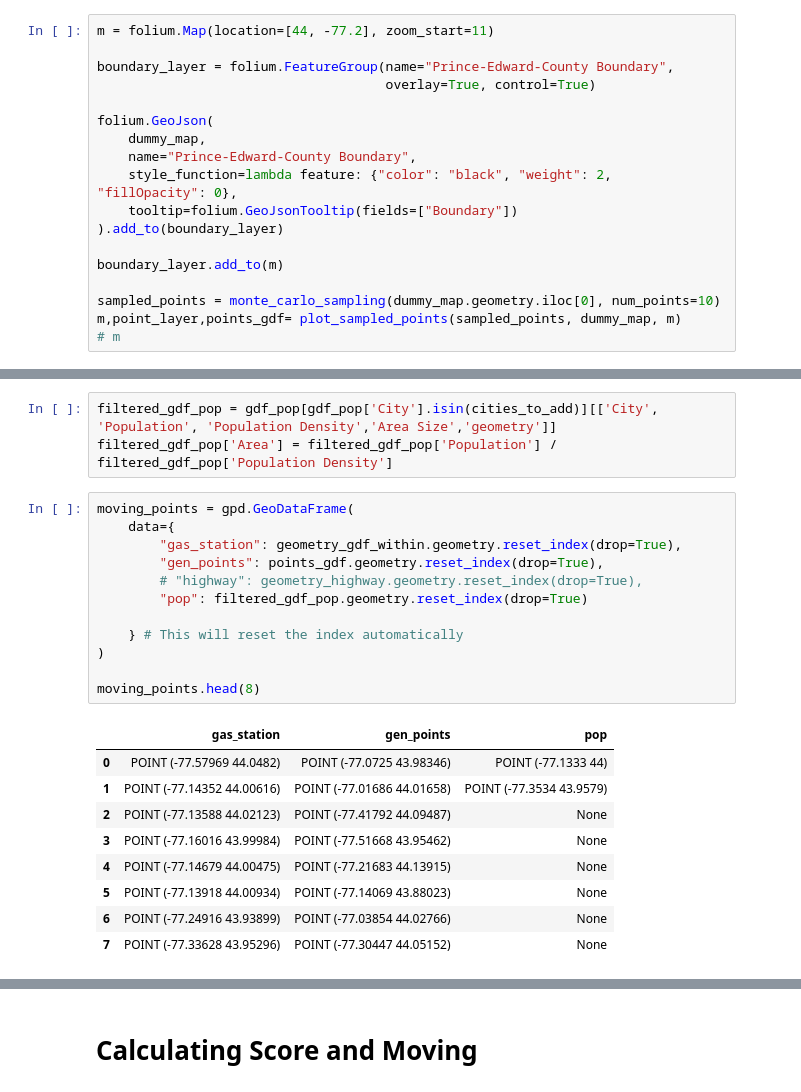
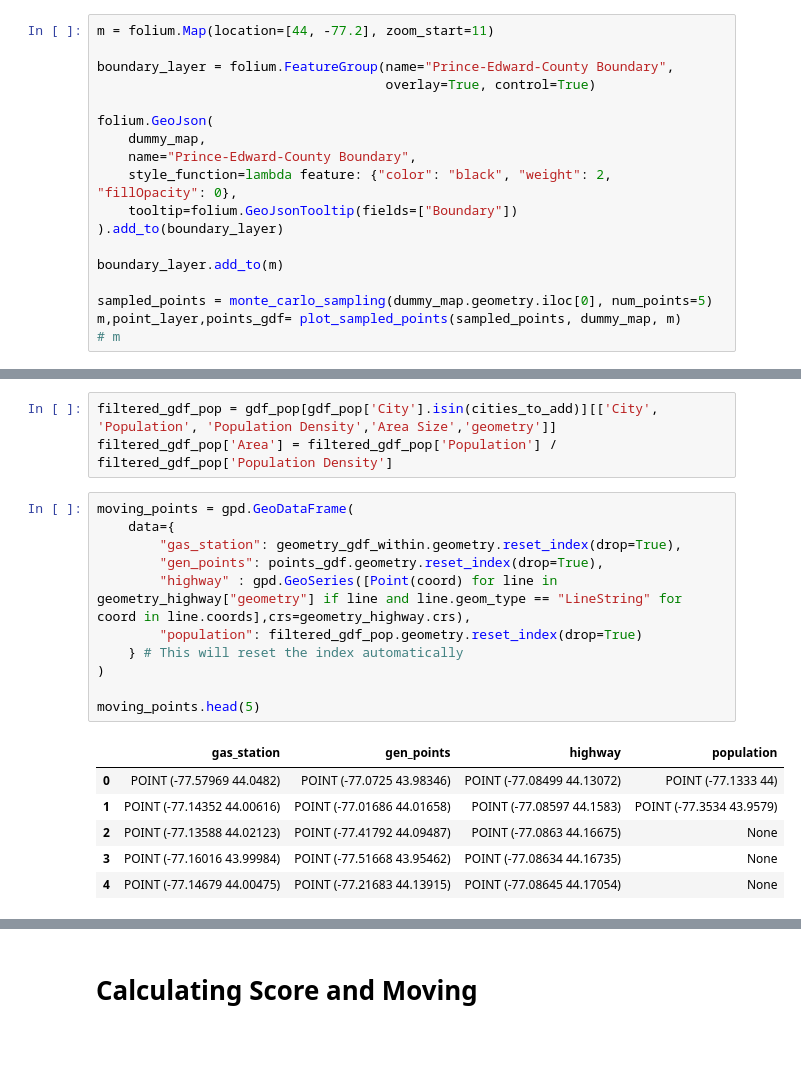
Before and after one commit to sheldonoronha/ev-charging-optimization, a Jupyter notebook: notebooks/04_vector_space_optimization.ipynb, the cells around one changed output, grey strips where cells are left out. Drawn from its saved outputs; the diff is of its cells as text; blank space fills up the shorter version.

```diff
--- a/notebooks/04_vector_space_optimization.ipynb
+++ b/notebooks/04_vector_space_optimization.ipynb
@@ -150,7 +150,7 @@ folium.GeoJson(
 
 boundary_layer.add_to(m)
 
-sampled_points = monte_carlo_sampling(dummy_map.geometry.iloc[0], num_points=10)
+sampled_points = monte_carlo_sampling(dummy_map.geometry.iloc[0], num_points=5)
 m,point_layer,points_gdf= plot_sampled_points(sampled_points, dummy_map, m)
 # m
 # %%
@@ -265,22 +265,18 @@ filtered_gdf_pop['Area'] = filtered_gdf_pop['Population'] / filtered_gdf_pop['Po
 # %%
 moving_points = gpd.GeoDataFrame(
     data={
         "gas_station": geometry_gdf_within.geometry.reset_index(drop=True),
         "gen_points": points_gdf.geometry.reset_index(drop=True),
-        # "highway": geometry_highway.geometry.reset_index(drop=True),
-        "pop": filtered_gdf_pop.geometry.reset_index(drop=True)
-
+        "highway" : gpd.GeoSeries([Point(coord) for line in geometry_highway["geometry"] if line and line.geom_type == "LineString" for coord in line.coords],crs=geometry_highway.crs),
+        "population": filtered_gdf_pop.geometry.reset_index(drop=True)
     } # This will reset the index automatically
 )
 
-moving_points.head(8)
+moving_points.head(5)
 # %% [output]
-|  | gas_station | gen_points | pop |
-| 0 | POINT (-77.57969 44.0482) | POINT (-77.0725 43.98346) | POINT (-77.1333 44) |
-| 1 | POINT (-77.14352 44.00616) | POINT (-77.01686 44.01658) | POINT (-77.3534 43.9579) |
-| 2 | POINT (-77.13588 44.02123) | POINT (-77.41792 44.09487) | None |
-| 3 | POINT (-77.16016 43.99984) | POINT (-77.51668 43.95462) | None |
-| 4 | POINT (-77.14679 44.00475) | POINT (-77.21683 44.13915) | None |
-| 5 | POINT (-77.13918 44.00934) | POINT (-77.14069 43.88023) | None |
-| 6 | POINT (-77.24916 43.93899) | POINT (-77.03854 44.02766) | None |
-| 7 | POINT (-77.33628 43.95296) | POINT (-77.30447 44.05152) | None |
+|  | gas_station | gen_points | highway | population |
+| 0 | POINT (-77.57969 44.0482) | POINT (-77.0725 43.98346) | POINT (-77.08499 44.13072) | POINT (-77.1333 44) |
+| 1 | POINT (-77.14352 44.00616) | POINT (-77.01686 44.01658) | POINT (-77.08597 44.1583) | POINT (-77.3534 43.9579) |
+| 2 | POINT (-77.13588 44.02123) | POINT (-77.41792 44.09487) | POINT (-77.0863 44.16675) | None |
+| 3 | POINT (-77.16016 43.99984) | POINT (-77.51668 43.95462) | POINT (-77.08634 44.16735) | None |
+| 4 | POINT (-77.14679 44.00475) | POINT (-77.21683 44.13915) | POINT (-77.08645 44.17054) | None |
```
Also changed, not shown: parts of 27 cells of this notebook.
